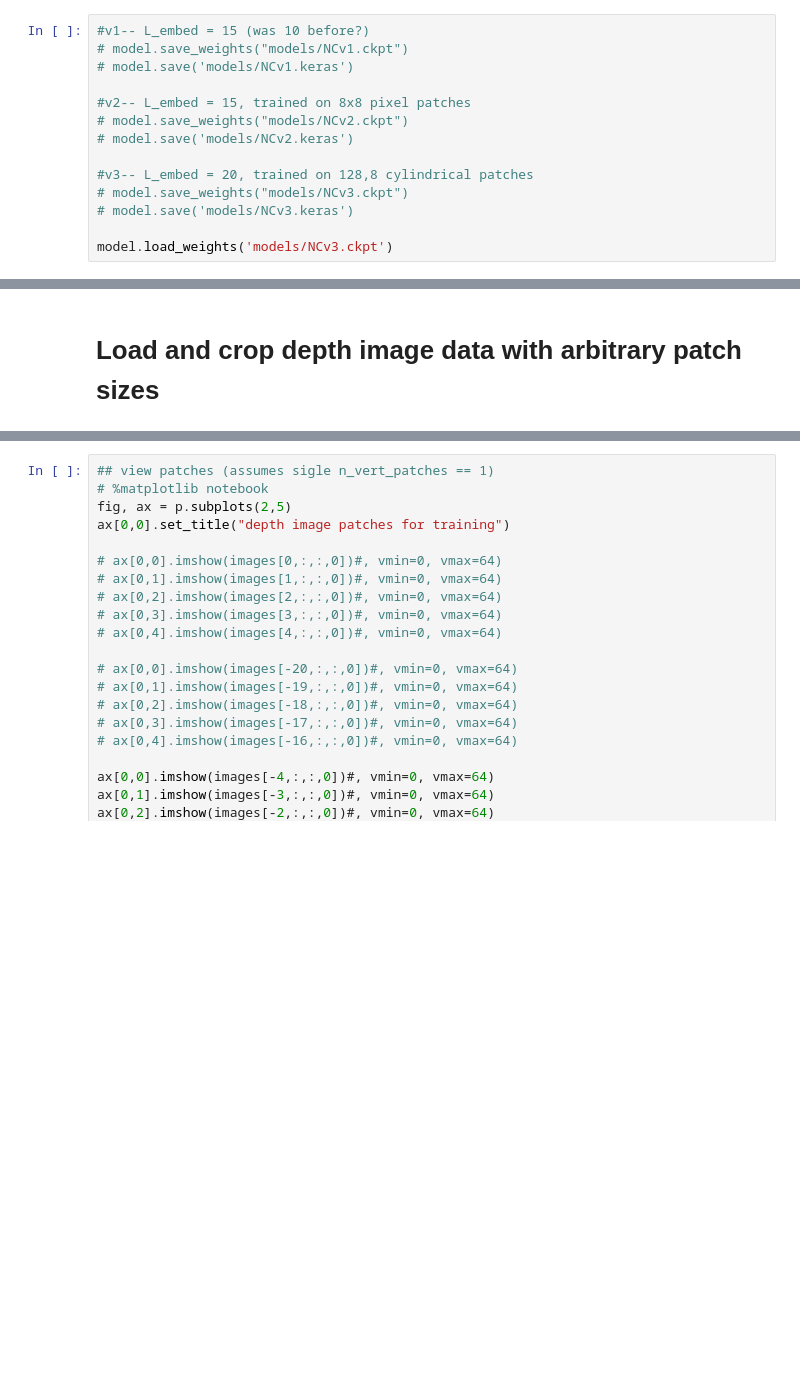
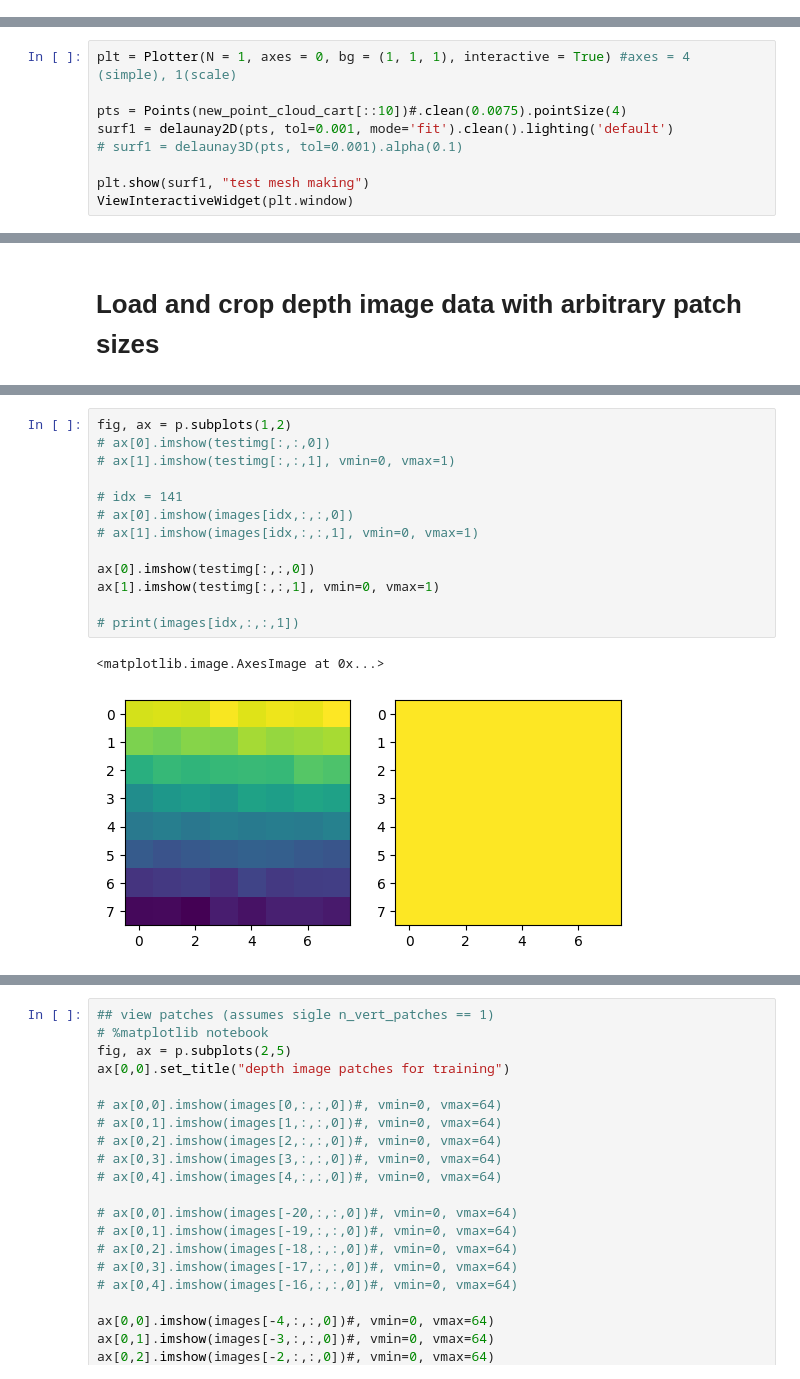
Before and after one commit to mcdermatt/ASAR, a Jupyter notebook: v3/nerf/NeWER_CoLLEGE_LiDAR_NeRF.ipynb, the cells around one changed output, grey strips where cells are left out. Drawn from its saved outputs; the diff is of its cells as text; blank space fills up the shorter version.

```diff
--- a/v3/nerf/NeWER_CoLLEGE_LiDAR_NeRF.ipynb
+++ b/v3/nerf/NeWER_CoLLEGE_LiDAR_NeRF.ipynb
@@ -945,17 +1069,3 @@ plt.show(disp, "Newer College NeRF")
 ViewInteractiveWidget(plt.window)
 # %% [output]
 ViewInteractiveWidget(height=1043, layout=Layout(height='auto', width='100%'), width=1920)
-# %%
-#v1-- L_embed = 15 (was 10 before?)
-# model.save_weights("models/NCv1.ckpt")
-# model.save('models/NCv1.keras')
-
-#v2-- L_embed = 15, trained on 8x8 pixel patches
-# model.save_weights("models/NCv2.ckpt")
-# model.save('models/NCv2.keras')
-
-#v3-- L_embed = 20, trained on 128,8 cylindrical patches
-# model.save_weights("models/NCv3.ckpt")
-# model.save('models/NCv3.keras')
-
-model.load_weights('models/NCv3.ckpt')
@@ -1043,0 +1074,9 @@ ValueError: operands could not be broadcast together with shapes (65536,) (52428
+# %%
+plt = Plotter(N = 1, axes = 0, bg = (1, 1, 1), interactive = True) #axes = 4 (simple), 1(scale)
+
+pts = Points(new_point_cloud_cart[::10])#.clean(0.0075).pointSize(4)
+surf1 = delaunay2D(pts, tol=0.001, mode='fit').clean().lighting('default')
+# surf1 = delaunay3D(pts, tol=0.001).alpha(0.1)
+
+plt.show(surf1, "test mesh making")
+ViewInteractiveWidget(plt.window)
@@ -1301,0 +1527,16 @@ n_cols_to_skip: 16
+# %%
+fig, ax = p.subplots(1,2)
+# ax[0].imshow(testimg[:,:,0])
+# ax[1].imshow(testimg[:,:,1], vmin=0, vmax=1)
+
+# idx = 141
+# ax[0].imshow(images[idx,:,:,0])
+# ax[1].imshow(images[idx,:,:,1], vmin=0, vmax=1)
+
+ax[0].imshow(testimg[:,:,0])
+ax[1].imshow(testimg[:,:,1], vmin=0, vmax=1)
+
+# print(images[idx,:,:,1])
+# %% [output]
+<matplotlib.image.AxesImage at 0x...>
+[figure, added]
```
Also changed, not shown: parts of 47 cells of this notebook.
